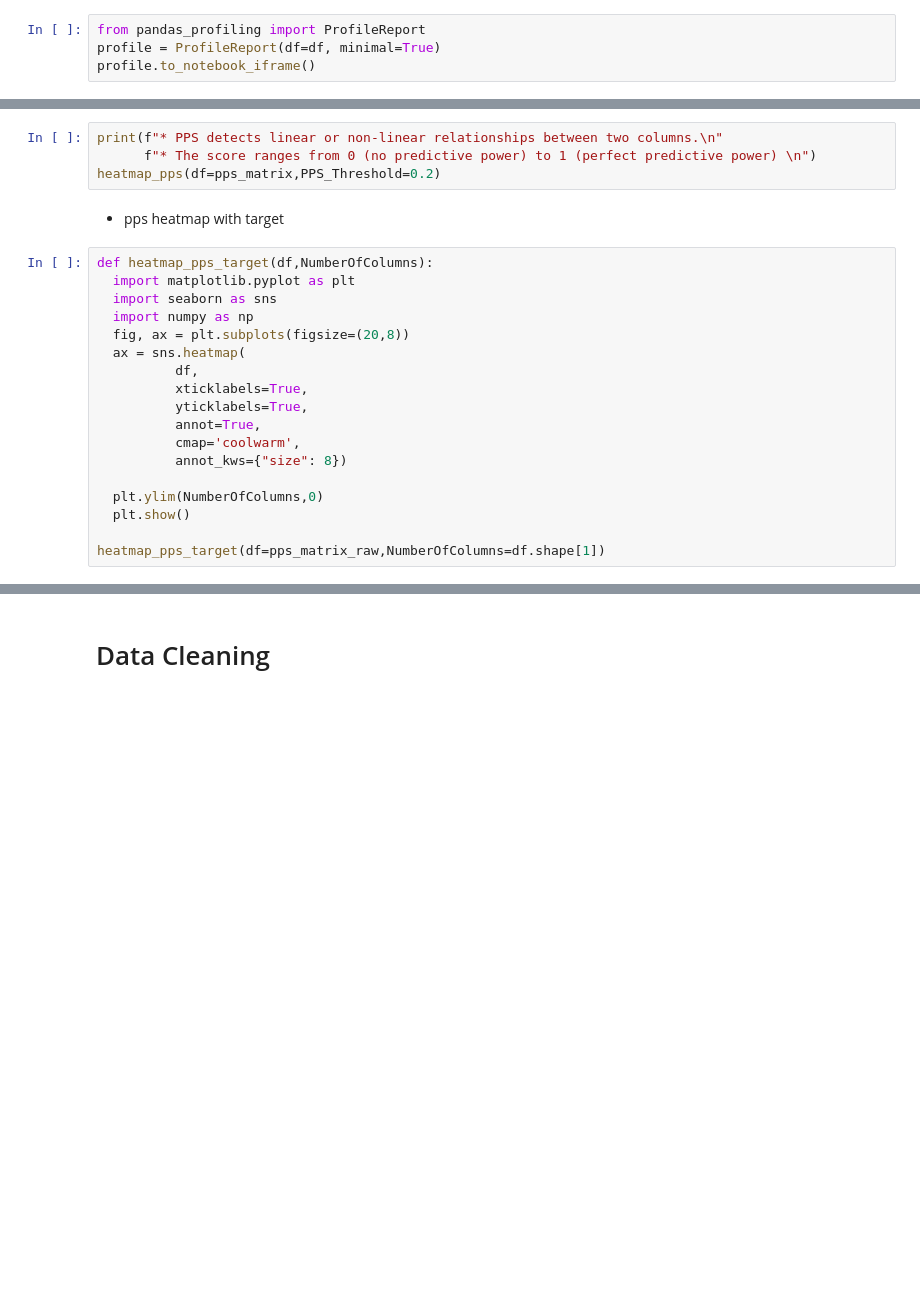
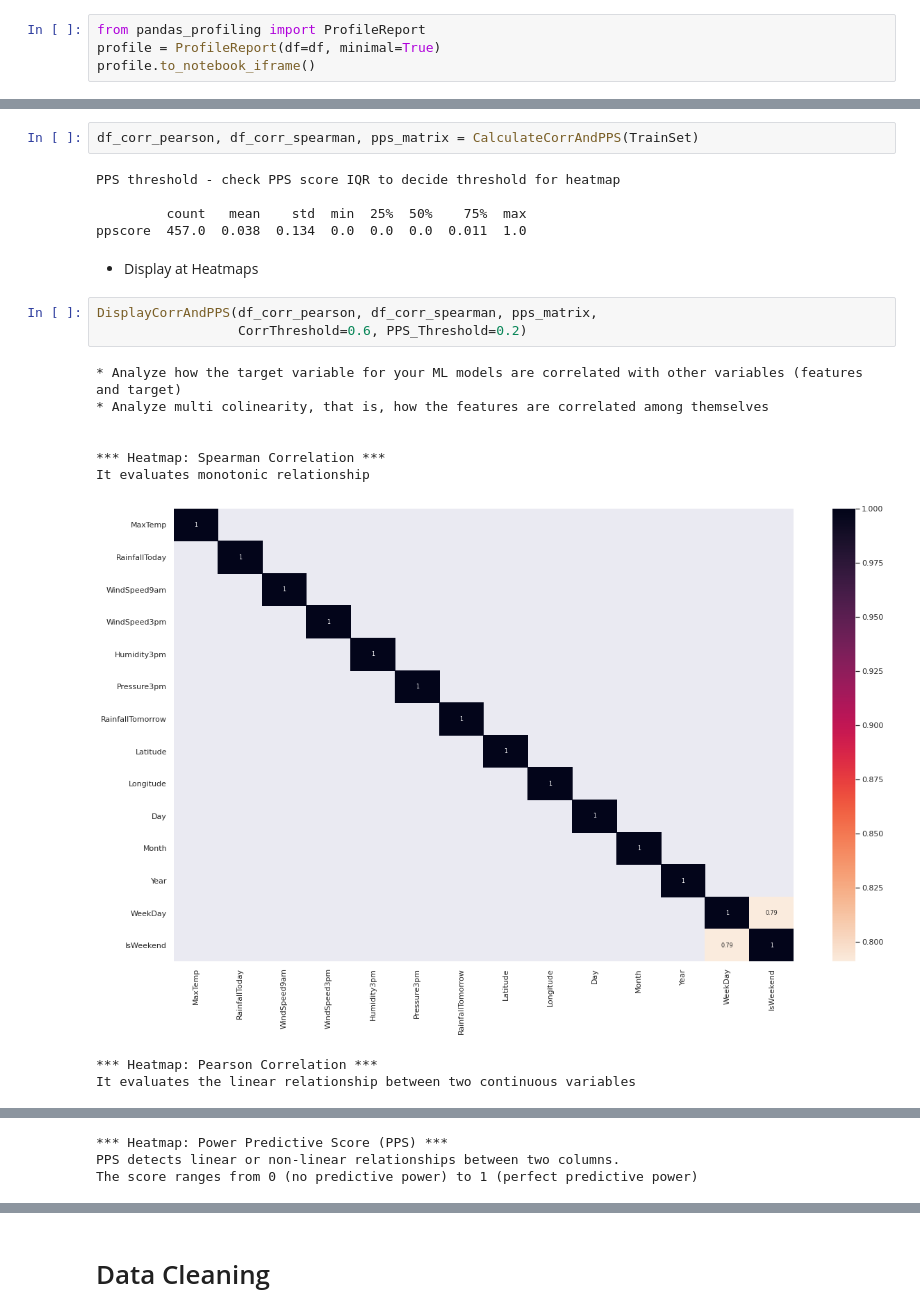
Before and after one commit to FernandoRocha88/WalkthroughProject, a Jupyter notebook: jupyter_notebooks/02 - DataCleaning.ipynb, the cells around one changed output, grey strips where cells are left out. Drawn from its saved outputs; the diff is of its cells as text; blank space fills up the shorter version.

```diff
--- a/jupyter_notebooks/02 - DataCleaning.ipynb
+++ b/jupyter_notebooks/02 - DataCleaning.ipynb
@@ -251,24 +274,22 @@ def heatmap_pps(df,PPS_Threshold):
-# %%
-print(f"* PPS detects linear or non-linear relationships between two columns.\n"
-      f"* The score ranges from 0 (no predictive power) to 1 (perfect predictive power) \n")
-heatmap_pps(df=pps_matrix,PPS_Threshold=0.2)
-# %% [markdown]
-* pps heatmap with target
-# %%
-def heatmap_pps_target(df,NumberOfColumns):
-  import matplotlib.pyplot as plt
-  import seaborn as sns
-  import numpy as np
-  fig, ax = plt.subplots(figsize=(20,8))
-  ax = sns.heatmap(
-          df,
-          xticklabels=True,
-          yticklabels=True,
-          annot=True,
-          cmap='coolwarm',
-          annot_kws={"size": 8})
-
-  plt.ylim(NumberOfColumns,0)
-  plt.show()
-
-heatmap_pps_target(df=pps_matrix_raw,NumberOfColumns=df.shape[1])
+# %%
+df_corr_pearson, df_corr_spearman, pps_matrix = CalculateCorrAndPPS(TrainSet)
+# %% [output]
+PPS threshold - check PPS score IQR to decide threshold for heatmap
+
+         count   mean    std  min  25%  50%    75%  max
+ppscore  457.0  0.038  0.134  0.0  0.0  0.0  0.011  1.0
+# %% [markdown]
+* Display at Heatmaps
+# %%
+DisplayCorrAndPPS(df_corr_pearson, df_corr_spearman, pps_matrix,
+                  CorrThreshold=0.6, PPS_Threshold=0.2)
+# %% [output]
+* Analyze how the target variable for your ML models are correlated with other variables (features and target)
+* Analyze multi colinearity, that is, how the features are correlated among themselves
+
+
+*** Heatmap: Spearman Correlation ***
+It evaluates monotonic relationship
+[figure, added]
+*** Heatmap: Pearson Correlation ***
+It evaluates the linear relationship between two continuous variables
@@ -274,0 +297,3 @@ heatmap_pps_target(df=pps_matrix_raw,NumberOfColumns=df.shape[1])
+*** Heatmap: Power Predictive Score (PPS) ***
+PPS detects linear or non-linear relationships between two columns.
+The score ranges from 0 (no predictive power) to 1 (perfect predictive power)
```
Also changed, not shown: parts of 35 cells of this notebook.
